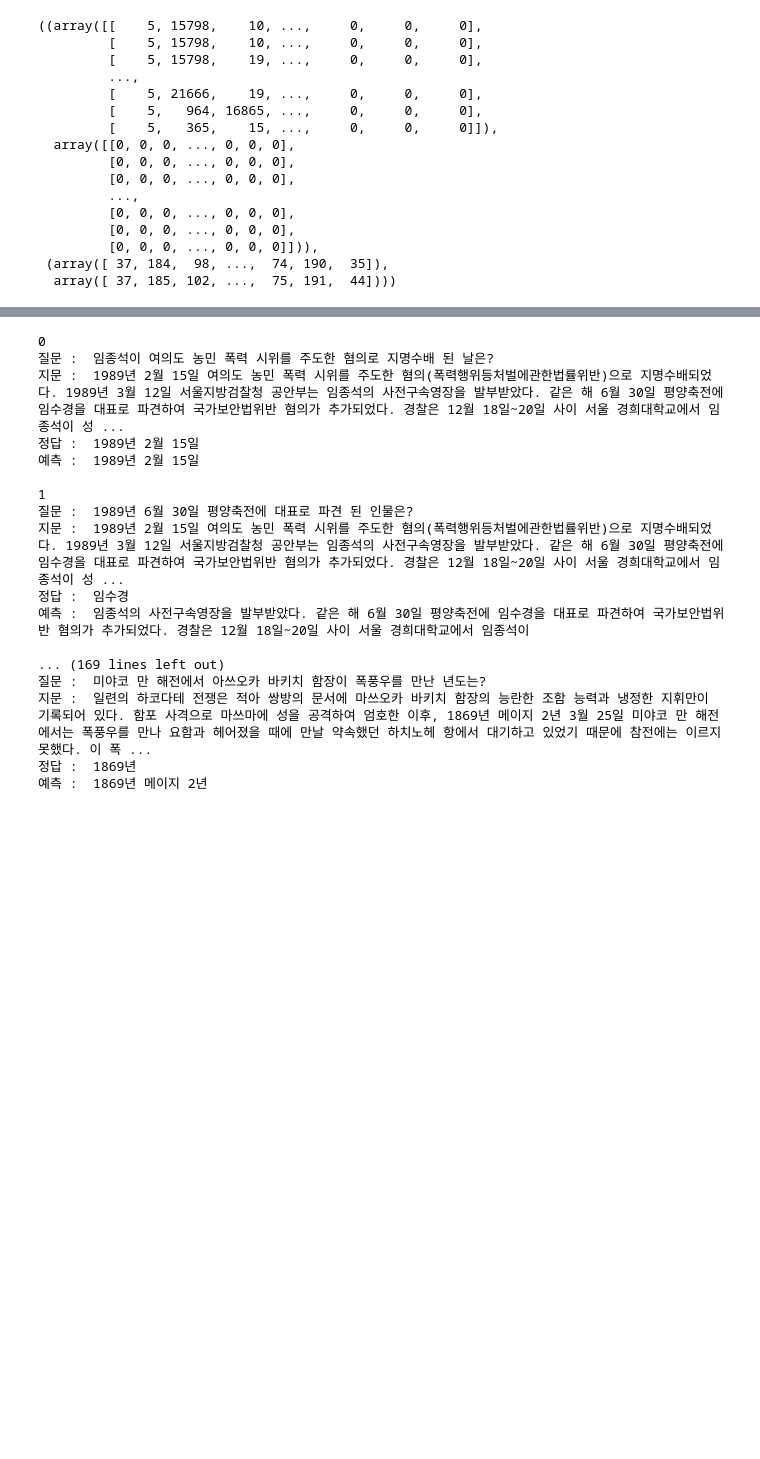
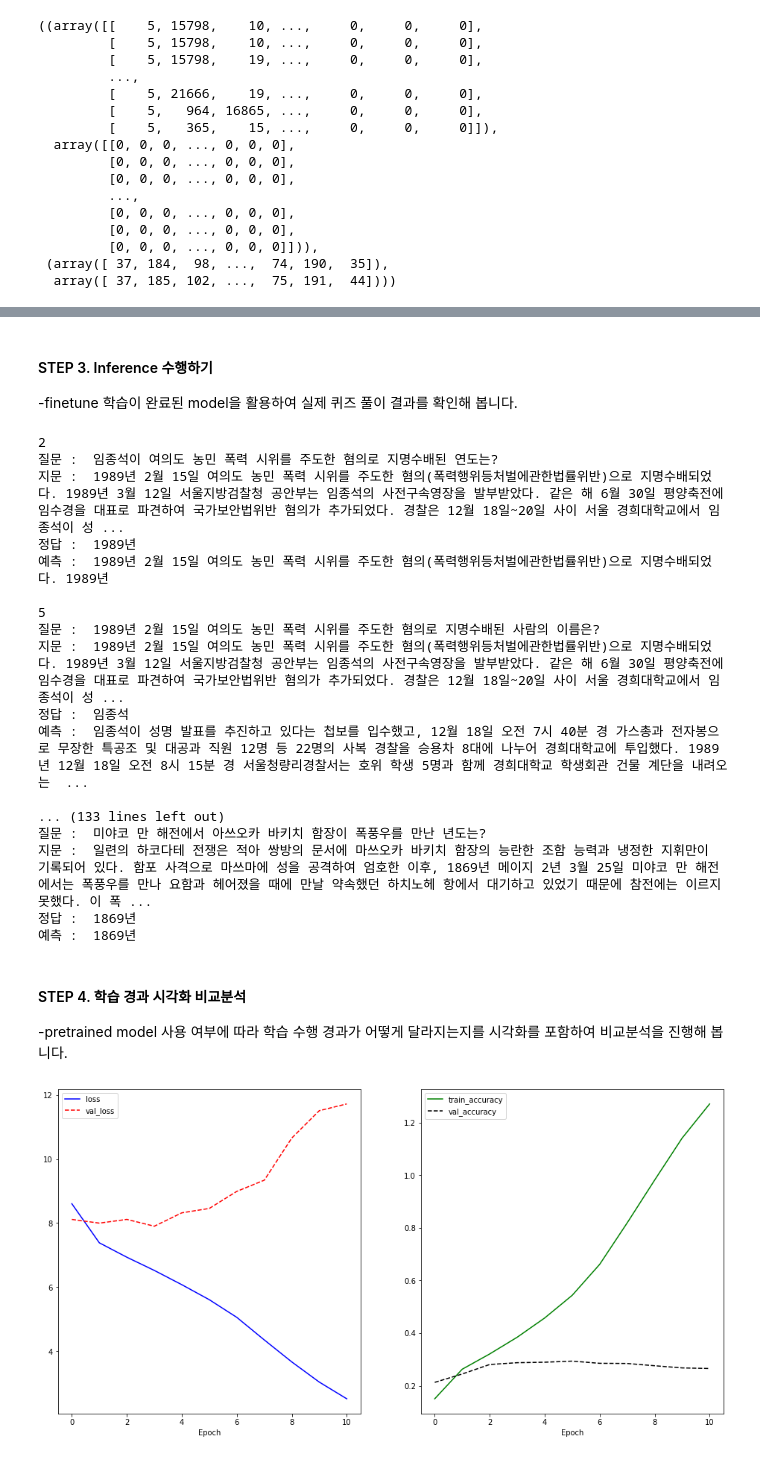
Before and after one commit to Ethan0625/I_need_more_time, a Jupyter notebook: Project/19.bert_qna/Bert_QNA.ipynb, the cells around one changed output, grey strips where cells are left out. Cells and saved outputs as stored; diff of their text form; code cells hidden in the pictures; blank space fills up the shorter version.

```diff
--- a/Project/19.bert_qna/Bert_QNA.ipynb
+++ b/Project/19.bert_qna/Bert_QNA.ipynb
@@ -669,6 +672,6 @@ class BERT4KorQuAD(tf.keras.Model):
 # %%
 #BERT에 적용할 config 설정
-config = Config({"d_model": 256, "n_head": 4, "d_head": 64, "dropout": 0.1, "d_ff": 1024, "layernorm_epsilon": 0.001, "n_layer": 3, "n_seq": 384, "n_vocab": 0, "i_pad": 0})
+config = Config({"d_model": 256, "n_head": 4, "d_head": 64, "dropout": 0.1, "d_ff": 1024, "layernorm_epsilon": 0.0001, "n_layer": 3, "n_seq": 384, "n_vocab": 0, "i_pad": 0})
 config.n_vocab = len(vocab)
 config.i_pad = vocab.pad_id()
 config
@@ -763,11 +753,17 @@ acc_fn = tf.keras.metrics.sparse_categorical_accuracy
 
 optimizer = tf.keras.optimizers.Adam(learning_rate=5e-4)
 
+history = {'train_loss': [], 'train_acc': [], 'val_loss': [], 'val_acc': [] }
 best_acc = .0
 patience = 0
 for epoch in range(20):
-    train_epoch(model, train_dataset, loss_fn, acc_fn, optimizer)
+    train_start_loss, train_end_loss, train_start_acc, train_end_acc = train_epoch(model, train_dataset, loss_fn, acc_fn, optimizer)
     start_loss, end_loss, start_acc, end_acc = eval_epoch(model, dev_dataset, loss_fn, acc_fn)
+    history['train_loss'].append(train_start_loss+train_end_loss)
+    history['train_acc'].append(train_start_acc+train_end_acc)
+    history['val_loss'].append(start_loss+end_loss)
+    history['val_acc'].append(start_acc+end_acc)
+
     print(f'eval {epoch} >> loss: {start_loss:0.4f}, {end_loss:0.4f}, acc: {start_acc:0.4f}, {end_acc:0.4f}')
     acc = start_acc + end_acc
     if best_acc < acc:
@@ -796,3 +798,6 @@ early stopping
+# %% [markdown]
+#### STEP 3. Inference 수행하기
+-finetune 학습이 완료된 model을 활용하여 실제 퀴즈 풀이 결과를 확인해 봅니다.
 # %%
 def do_predict(model, question, context):
     """
@@ -833,23 +838,46 @@ with open(dev_json) as f:
         if 100 < i:
             break
 # %% [output]
-0
-질문 :  임종석이 여의도 농민 폭력 시위를 주도한 혐의로 지명수배 된 날은?
+2
+질문 :  임종석이 여의도 농민 폭력 시위를 주도한 혐의로 지명수배된 연도는?
 지문 :  1989년 2월 15일 여의도 농민 폭력 시위를 주도한 혐의(폭력행위등처벌에관한법률위반)으로 지명수배되었다. 1989년 3월 12일 서울지방검찰청 공안부는 임종석의 사전구속영장을 발부받았다. 같은 해 6월 30일 평양축전에 임수경을 대표로 파견하여 국가보안법위반 혐의가 추가되었다. 경찰은 12월 18일~20일 사이 서울 경희대학교에서 임종석이 성 ...
-정답 :  1989년 2월 15일
-예측 :  1989년 2월 15일
+정답 :  1989년
+예측 :  1989년 2월 15일 여의도 농민 폭력 시위를 주도한 혐의(폭력행위등처벌에관한법률위반)으로 지명수배되었다. 1989년
 
-1
-질문 :  1989년 6월 30일 평양축전에 대표로 파견 된 인물은?
+5
+질문 :  1989년 2월 15일 여의도 농민 폭력 시위를 주도한 혐의로 지명수배된 사람의 이름은?
 지문 :  1989년 2월 15일 여의도 농민 폭력 시위를 주도한 혐의(폭력행위등처벌에관한법률위반)으로 지명수배되었다. 1989년 3월 12일 서울지방검찰청 공안부는 임종석의 사전구속영장을 발부받았다. 같은 해 6월 30일 평양축전에 임수경을 대표로 파견하여 국가보안법위반 혐의가 추가되었다. 경찰은 12월 18일~20일 사이 서울 경희대학교에서 임종석이 성 ...
-정답 :  임수경
-예측 :  임종석의 사전구속영장을 발부받았다. 같은 해 6월 30일 평양축전에 임수경을 대표로 파견하여 국가보안법위반 혐의가 추가되었다. 경찰은 12월 18일~20일 사이 서울 경희대학교에서 임종석이
+정답 :  임종석
+예측 :  임종석이 성명 발표를 추진하고 있다는 첩보를 입수했고, 12월 18일 오전 7시 40분 경 가스총과 전자봉으로 무장한 특공조 및 대공과 직원 12명 등 22명의 사복 경찰을 승용차 8대에 나누어 경희대학교에 투입했다. 1989년 12월 18일 오전 8시 15분 경 서울청량리경찰서는 호위 학생 5명과 함께 경희대학교 학생회관 건물 계단을 내려오는  ...
 
-... (169 lines left out)
+... (133 lines left out)
 질문 :  미야코 만 해전에서 아쓰오카 바키치 함장이 폭풍우를 만난 년도는?
 지문 :  일련의 하코다테 전쟁은 적아 쌍방의 문서에 마쓰오카 바키치 함장의 능란한 조함 능력과 냉정한 지휘만이 기록되어 있다. 함포 사격으로 마쓰마에 성을 공격하여 엄호한 이후, 1869년 메이지 2년 3월 25일 미야코 만 해전에서는 폭풍우를 만나 요함과 헤어졌을 때에 만날 약속했던 하치노헤 항에서 대기하고 있었기 때문에 참전에는 이르지 못했다. 이 폭 ...
 정답 :  1869년
-예측 :  1869년 메이지 2년
+예측 :  1869년
+# %% [markdown]
+#### STEP 4. 학습 경과 시각화 비교분석
+-pretrained model 사용 여부에 따라 학습 수행 경과가 어떻게 달라지는지를 시각화를 포함하여 비교분석을 진행해 봅니다.
+# %%
+# training result
+plt.figure(figsize=(16, 8))
+
+plt.subplot(1, 2, 1)
+plt.plot(history['train_loss'], 'b-', label='loss')
+plt.plot(history['val_loss'], 'r--', label='val_loss')
+plt.xlabel('Epoch')
+plt.legend()
+
+plt.subplot(1, 2, 2)
+plt.plot(history['train_acc'], 'g-', label='train_accuracy')
+plt.plot(history['val_acc'], 'k--', label='val_accuracy')
+plt.xlabel('Epoch')
+plt.legend()
+plt.savefig('./1.png')
+
+plt.show()
+# %% [output]
+[figure, added]
 # %%
 checkpoint_file = os.path.join(model_dir, 'bert_pretrain_32000.hdf5')
 
```
Also changed, not shown: parts of 9 cells of this notebook, 2 other files.
